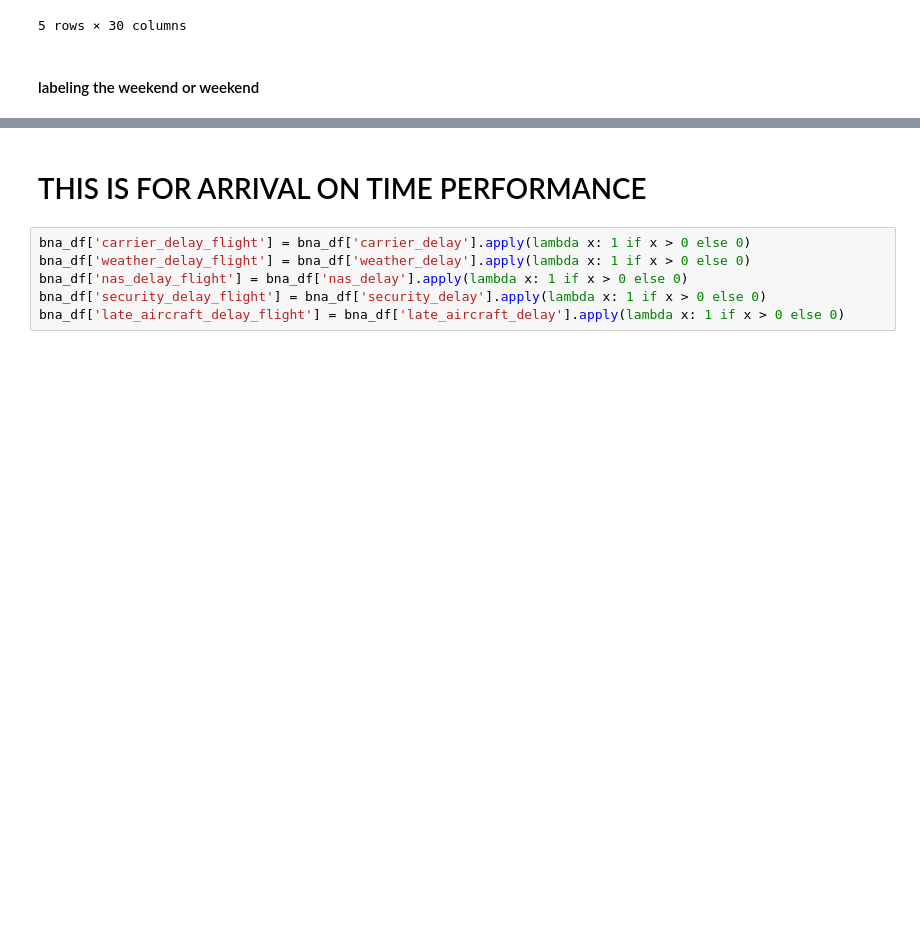
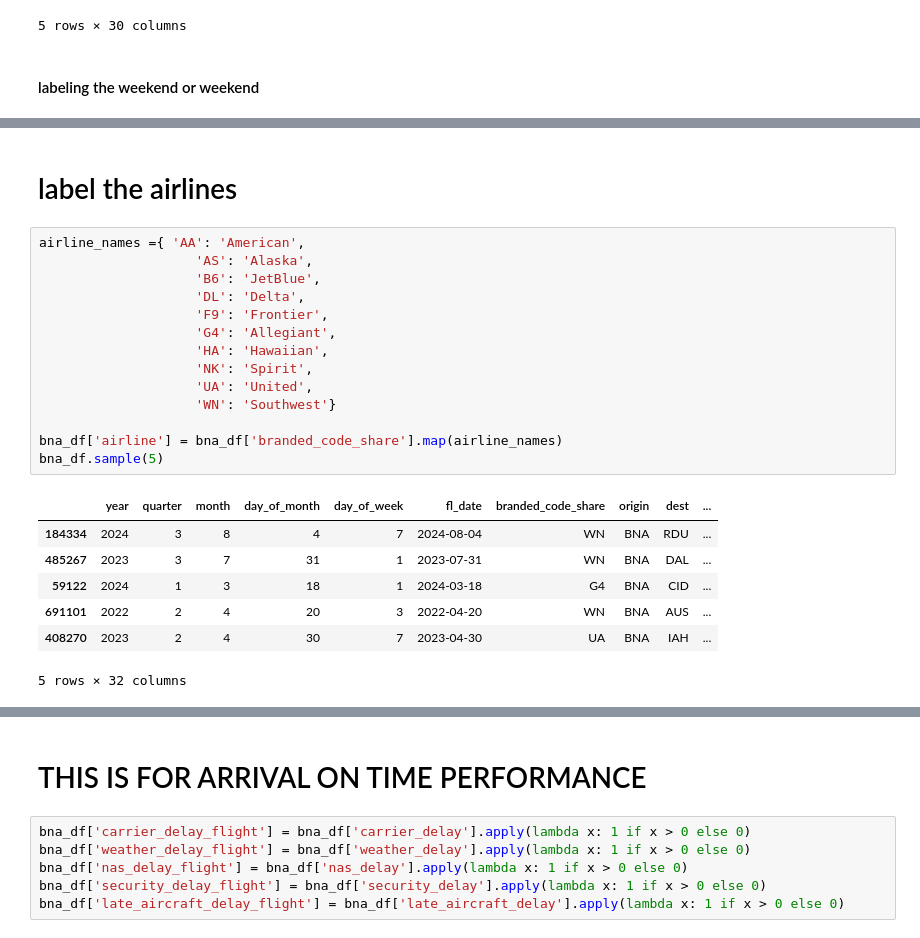
Before and after one commit to jaimreyes/bna-airline-delay-patterns, a Jupyter notebook: airline-delays-arrival.ipynb, the cells around one changed output, grey strips where cells are left out. Drawn from its saved outputs; the diff is of its cells as text; blank space fills up the shorter version.

```diff
--- a/airline-delays-arrival.ipynb
+++ b/airline-delays-arrival.ipynb
@@ -342,4 +344,28 @@ bna_df.sample(5)
 5 rows × 31 columns
+# %% [markdown]
+# label the airlines
+# %%
+airline_names ={ 'AA': 'American',
+                    'AS': 'Alaska',
+                    'B6': 'JetBlue',
+                    'DL': 'Delta',
+                    'F9': 'Frontier',
+                    'G4': 'Allegiant',
+                    'HA': 'Hawaiian',
+                    'NK': 'Spirit',
+                    'UA': 'United',
+                    'WN': 'Southwest'}
+
+bna_df['airline'] = bna_df['branded_code_share'].map(airline_names)
+bna_df.sample(5)
+# %% [output]
+|  | year | quarter | month | day_of_month | day_of_week | fl_date | branded_code_share | origin | dest | ... |
+| 184334 | 2024 | 3 | 8 | 4 | 7 | 2024-08-04 | WN | BNA | RDU | ... |
+| 485267 | 2023 | 3 | 7 | 31 | 1 | 2023-07-31 | WN | BNA | DAL | ... |
+| 59122 | 2024 | 1 | 3 | 18 | 1 | 2024-03-18 | G4 | BNA | CID | ... |
+| 691101 | 2022 | 2 | 4 | 20 | 3 | 2022-04-20 | WN | BNA | AUS | ... |
+| 408270 | 2023 | 2 | 4 | 30 | 7 | 2023-04-30 | UA | BNA | IAH | ... |
+5 rows × 32 columns
 # %%
 ## We are going to create a seasons list
 season_map = {1:"Winter",
```
Also changed, not shown: parts of 19 cells of this notebook, 38 other files.
